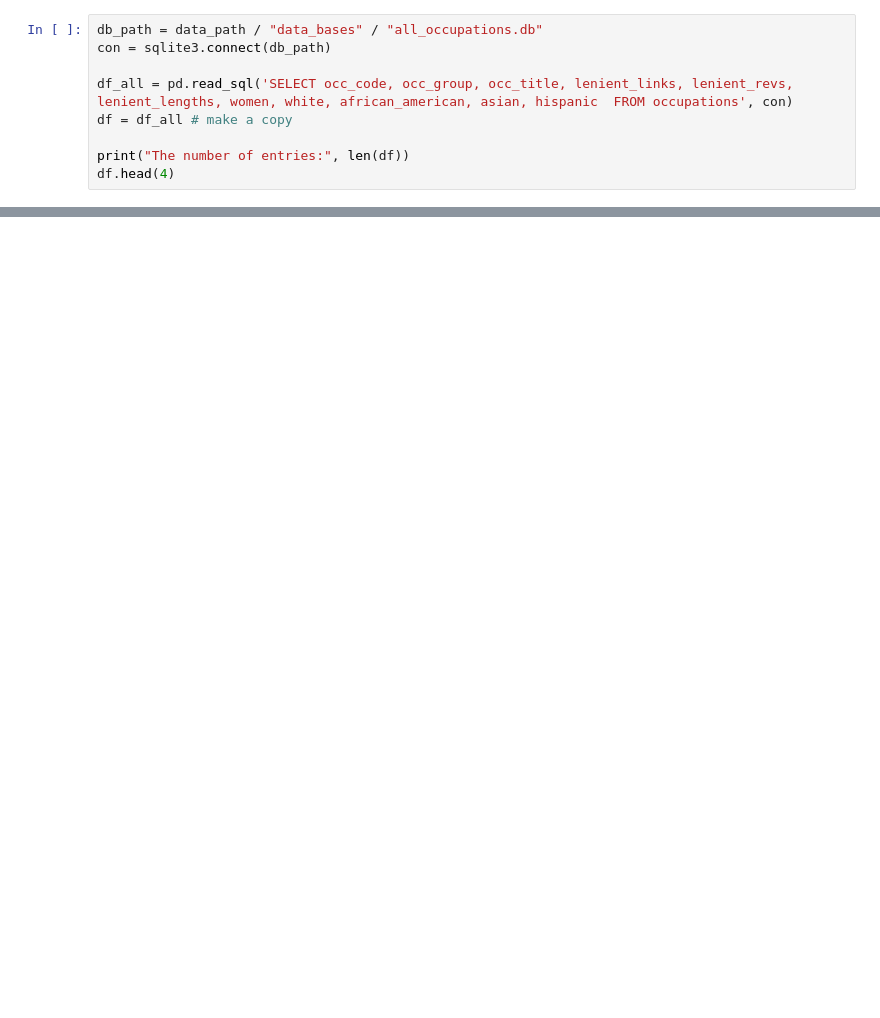
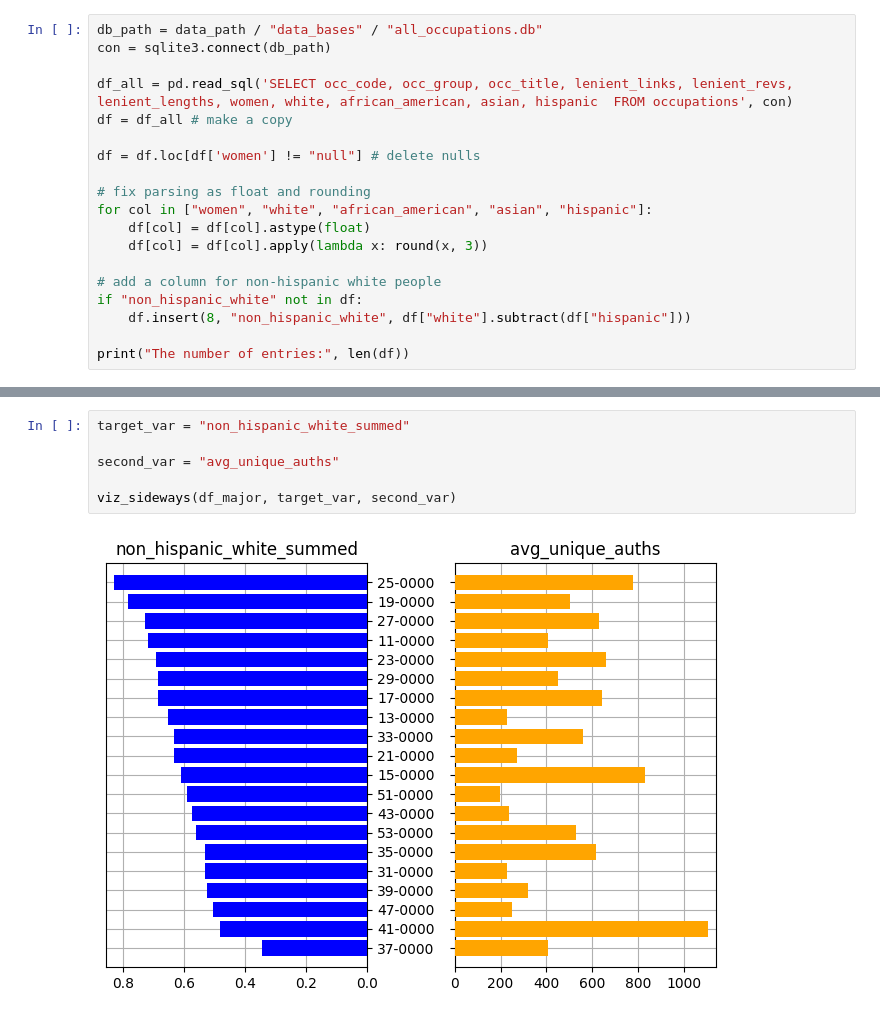
Before and after one commit to digital-scrappy/wikipedia-revisions, a Jupyter notebook: Analysis/gender_race_analysis.ipynb, the cells around one changed output, grey strips where cells are left out. Saved outputs shown, nothing was run; the diff lists cells and outputs as text; blank space fills up the shorter version.

Commit message:
more feature engineering and visualization stuff

```diff
--- a/Analysis/gender_race_analysis.ipynb
+++ b/Analysis/gender_race_analysis.ipynb
@@ -16,6 +40,16 @@ con = sqlite3.connect(db_path)
 df_all = pd.read_sql('SELECT occ_code, occ_group, occ_title, lenient_links, lenient_revs, lenient_lengths, women, white, african_american, asian, hispanic  FROM occupations', con)
 df = df_all # make a copy
 
+df = df.loc[df['women'] != "null"] # delete nulls
+
+# fix parsing as float and rounding
+for col in ["women", "white", "african_american", "asian", "hispanic"]:
+    df[col] = df[col].astype(float)
+    df[col] = df[col].apply(lambda x: round(x, 3))
+
+# add a column for non-hispanic white people
+if "non_hispanic_white" not in df:
+    df.insert(8, "non_hispanic_white", df["white"].subtract(df["hispanic"]))
+
 print("The number of entries:", len(df))
-df.head(4)
 # %% [output]
@@ -134,0 +106,8 @@ Pearsons correlation: -0.144
+# %%
+target_var = "non_hispanic_white_summed"
+
+second_var = "avg_unique_auths"
+
+viz_sideways(df_major, target_var, second_var)
+# %% [output]
+[figure, added]
```
Also changed, not shown: parts of 16 cells of this notebook, 1 other file.
